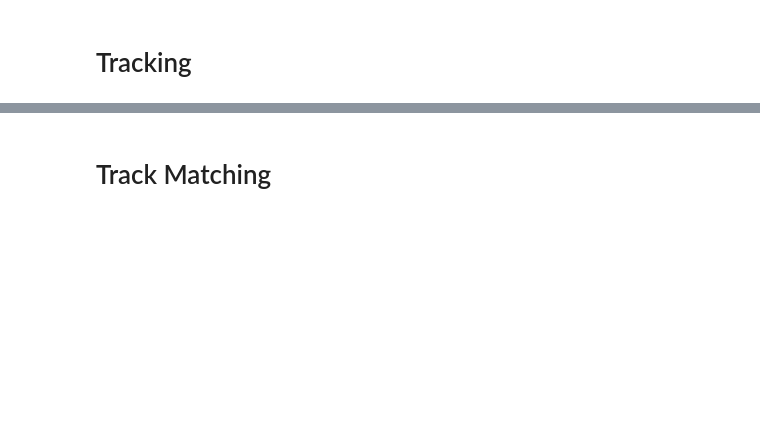
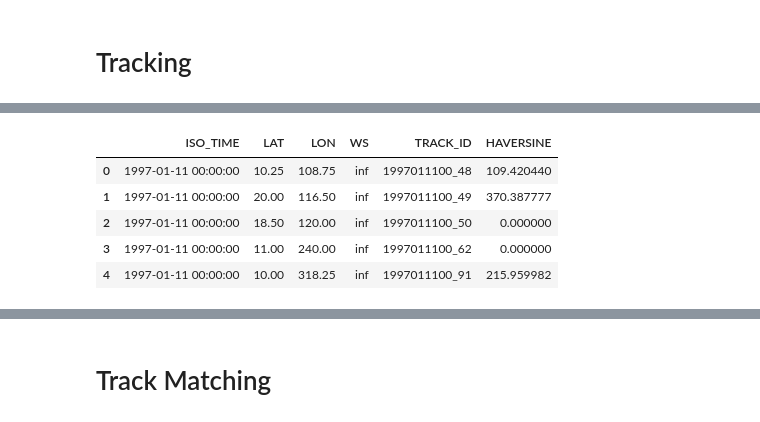
Before and after one commit to CMCC-Foundation/ml-tropical-cyclones-detection, a Jupyter notebook: notebook/results_analysis.ipynb, the cells around one changed output, grey strips where cells are left out. Drawn from its saved outputs; the diff is of its cells as text; code cells hidden in the pictures; blank space fills up the shorter version.

```diff
--- a/notebook/results_analysis.ipynb
+++ b/notebook/results_analysis.ipynb
@@ -133,18 +199,13 @@ print(f"   FN : {n_fn} out of {n_obs} observations ({np.round(n_fn / n_obs * 100
 # %%
 # minimum track length (1 day)
 min_track_count = 12
-# maximum distance (in km) between each consecutive tc
-max_distance_tracking = 400.0
 # minimum speed of wind in order to consider the track true
 min_wind_speed = 17.0
-# maximum distance between matches between tracks
-max_track_distance_tracking = 300.0
+# maximum distance between tracks
+max_track_distance_tracking = 400.0
 
 grid_res = 0.25
 km_to_deg = 110.474
-
-# whether or not to plot the tracks
-plot = False
 # %%
 # rename SID to TRACK_ID
 observed_tracks = observations.rename(columns={'SID':'TRACK_ID'})
@@ -156,11 +224,22 @@ observed_tracks.head()
 # %%
 # apply tracking scheme
-tracking_src = f'/Users/davide/Developer/ml-tropical-cyclones-detection/data/inference/{selected_model}/tracking.csv'
+tracking_src = f'/ceph/hpc/home/ciangottinid/ml-tropical-cyclones-detection/data/inference/{selected_model}/tracking.csv'
 if not os.path.exists(tracking_src):
     detected_tracks = init_track_dataframe(detections)
-    detected_tracks = tracking_algorithm(detected_tracks, max_distance_tracking, min_track_count)
+    detected_tracks = tracking_algorithm(detected_tracks, max_track_distance_tracking, min_track_count)
+    # detected_tracks = paper_tracking_algorithm(detected_tracks, max_track_distance_tracking, min_track_count)
     detected_tracks.to_csv(tracking_src)
 else:
     detected_tracks = pd.read_csv(tracking_src, index_col=0)
-# store detected tracks to disk
 detected_tracks.head()
+
+# detected_tracks = init_track_dataframe(detections)
+# detected_tracks = tracking_algorithm(detected_tracks, max_track_distance_tracking, min_track_count)
+# detected_tracks = paper_tracking_algorithm(detected_tracks, max_track_distance_tracking, min_track_count)
+# %% [output]
+|  | ISO_TIME | LAT | LON | WS | TRACK_ID | HAVERSINE |
+| 0 | 1997-01-11 00:00:00 | 10.25 | 108.75 | inf | 1997011100_48 | 109.420440 |
+| 1 | 1997-01-11 00:00:00 | 20.00 | 116.50 | inf | 1997011100_49 | 370.387777 |
+| 2 | 1997-01-11 00:00:00 | 18.50 | 120.00 | inf | 1997011100_50 | 0.000000 |
+| 3 | 1997-01-11 00:00:00 | 11.00 | 240.00 | inf | 1997011100_62 | 0.000000 |
+| 4 | 1997-01-11 00:00:00 | 10.00 | 318.25 | inf | 1997011100_91 | 215.959982 |
```
Also changed, not shown: parts of 34 cells of this notebook.
